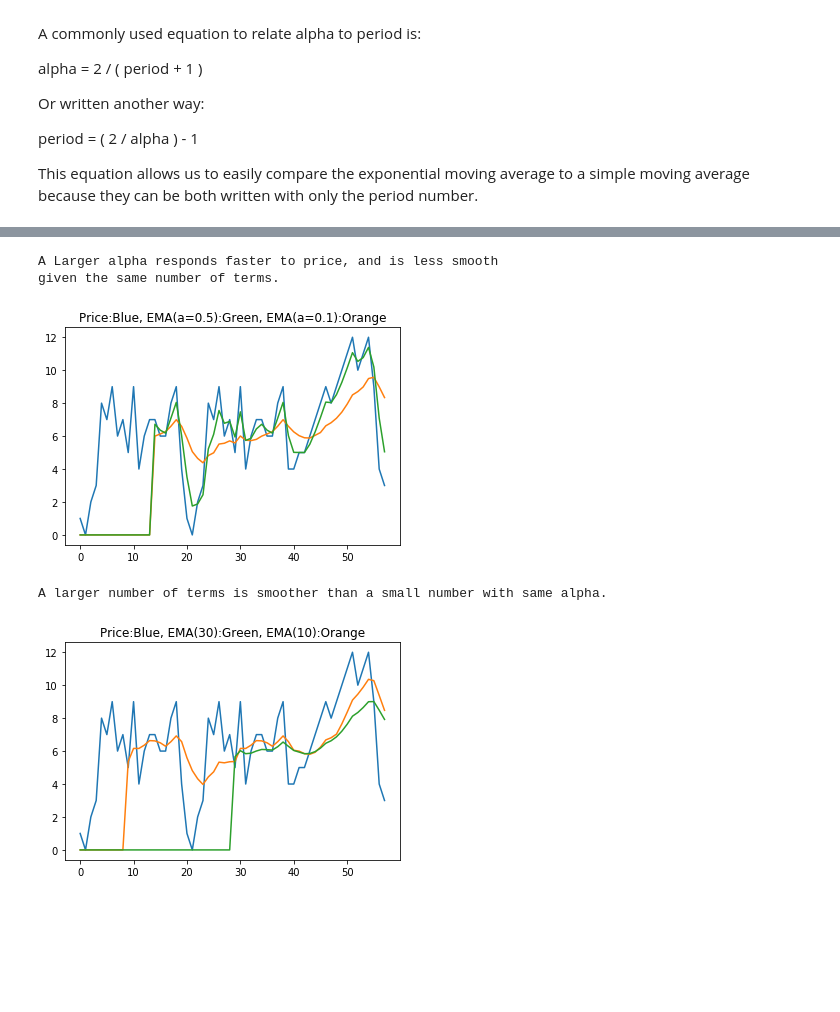
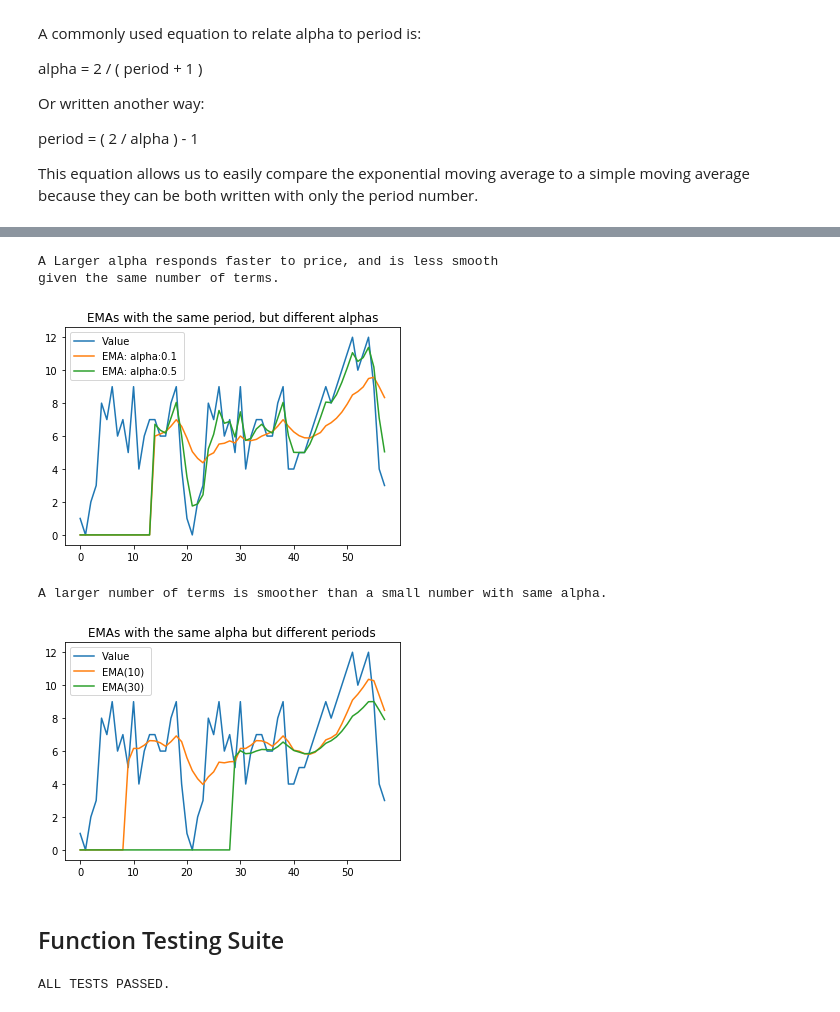
Before and after one commit to kilolux/fsp-demos, a Jupyter notebook: exponential-moving-average-demo.ipynb, the cells around one changed output, grey strips where cells are left out. Drawn from its saved outputs; the diff is of its cells as text; code cells hidden in the pictures; blank space fills up the shorter version.

Commit message:
Added legends to graphs. Moved testing code to the end of the notebook. Updated readme.

```diff
--- a/exponential-moving-average-demo.ipynb
+++ b/exponential-moving-average-demo.ipynb
@@ -196,24 +173,27 @@ test_EMA: 0
 # %%
 bigData = [1, 0, 2, 3, 8, 7, 9, 6, 7, 5, 9, 4, 6, 7, 7, 6, 6, 8, 9, 4,
            1, 0, 2, 3, 8, 7, 9, 6, 7, 5, 9, 4, 6, 7, 7, 6, 6, 8, 9, 4,
            4, 5, 5, 6, 7, 8, 9, 8, 9, 10, 11, 12, 10, 11, 12, 9, 4, 3]
 
 x = np.arange(len(bigData))
 print("A Larger alpha responds faster to price, and is less smooth")
 print("given the same number of terms.")
 plt.figure(1)
 plt.plot(x, bigData)
 ema_data_01_15 = getEMAdataset(bigData, 0.1, 15)
 plt.plot(x, ema_data_01_15)
 ema_data_05_15 = getEMAdataset(bigData, 0.5, 15)
 plt.plot(x, ema_data_05_15)
-title = "Price:Blue, EMA(a=0.5):Green, EMA(a=0.1):Orange"
+title = "EMAs with the same period, but different alphas"
 plt.title(title)
+ema_legend_text_1 = "EMA: alpha:0.1 "
+ema_legend_text_2 = "EMA: alpha:0.5"
+plt.legend(['Value', ema_legend_text_1, ema_legend_text_2])
 plt.show()
 # %% [output]
 A Larger alpha responds faster to price, and is less smooth
 given the same number of terms.
-[figure, old version]
+[figure, new version]
 # %%
 plt.figure(2)
 print("A larger number of terms is smoother than a small number with same alpha.")
@@ -222,9 +202,32 @@ ema_data_01_10 = getEMAdataset(bigData, 0.1, 10)
 plt.plot(x, ema_data_01_10)
 ema_data_01_30 = getEMAdataset(bigData, 0.1, 30)
 plt.plot(x, ema_data_01_30)
-title = "Price:Blue, EMA(30):Green, EMA(10):Orange"
+title = "EMAs with the same alpha but different periods"
 plt.title(title)
+ema_legend_text_1 = "EMA(10) "
+ema_legend_text_2 = "EMA(30)"
+plt.legend(['Value', ema_legend_text_1, ema_legend_text_2])
 plt.show()
 # %% [output]
 A larger number of terms is smoother than a small number with same alpha.
-[figure, old version]
+[figure, new version]
+# %% [markdown]
+## Function Testing Suite
+# %%
+# Testing Code
+
+test_EMA1 = getEMA(testData, 2, 0.5, 2)
+correctAns1 = 1.333
+assert abs(test_EMA1 - correctAns1) < 0.001
+
+test_EMA2 = getEMA(testData, 2, 0.5, 3)
+correctAns2 = 1.286
+assert abs(test_EMA2 - correctAns2) < 0.001
+
+test_EMA3 = getEMA(testData, 2, 0.5, 4)
+correctAns3 = 0.0
+assert abs(test_EMA3 - correctAns3) < 0.001
+
+print("ALL TESTS PASSED.")
+# %% [output]
+ALL TESTS PASSED.
```
Also changed, not shown: parts of 1 cell of this notebook, 1 other file.
